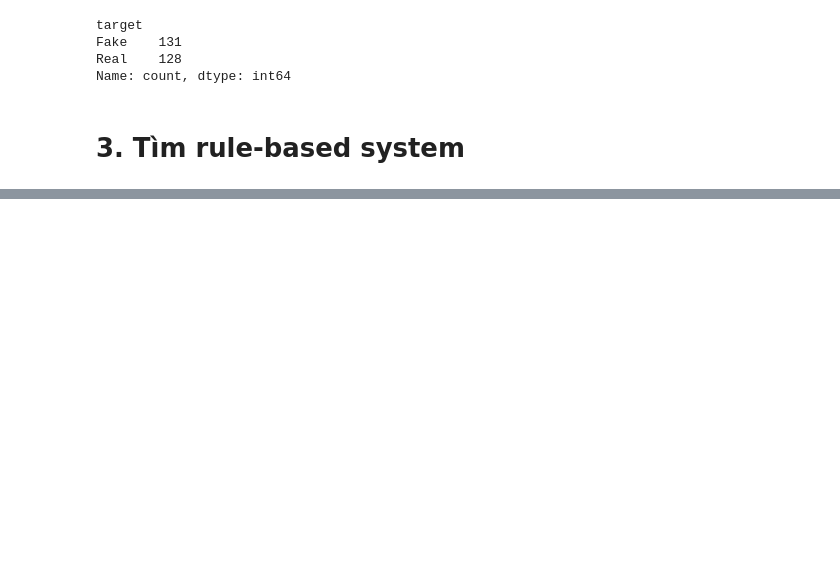
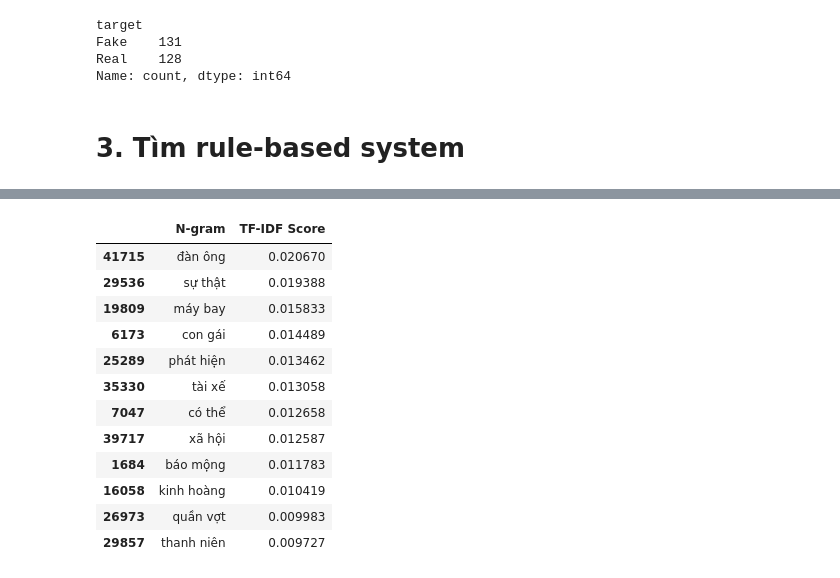
Before and after one commit to iammytran/fake-news-detector, a Jupyter notebook: truc-rule-based-sys.ipynb, the cells around one changed output, grey strips where cells are left out. Cells and saved outputs as stored; diff of their text form; code cells hidden in the pictures; blank space fills up the shorter version.

```diff
--- a/truc-rule-based-sys.ipynb
+++ b/truc-rule-based-sys.ipynb
@@ -209,0 +267,35 @@ Accuracy của Decision Tree: 88.46%
+# %%
+from sklearn.feature_extraction.text import TfidfVectorizer
+
+# Lấy dữ liệu tiêu đề
+titles = df2["title"].astype(str).tolist()
+
+# Khởi tạo TfidfVectorizer với danh sách n-grams từ file
+vectorizer = TfidfVectorizer(ngram_range=(2, 4), vocabulary=all_ngrams)
+
+# Tính toán TF-IDF
+X_tfidf = vectorizer.fit_transform(titles)
+
+# Lấy danh sách từ đặc trưng
+feature_names = vectorizer.get_feature_names_out()
+tfidf_scores = np.array(X_tfidf.mean(axis=0)).flatten()
+
+# Chuyển thành DataFrame và xếp trọng số TF-IDF giảm dần
+df2_tfidf = pd.DataFrame({'N-gram': feature_names, 'TF-IDF Score': tfidf_scores}).sort_values(by="TF-IDF Score", ascending=False)
+
+# Hiển thị danh sách n-gram và trọng số của chúng
+df2_tfidf.head(12)
+# %% [output]
+|  | N-gram | TF-IDF Score |
+| 41715 | đàn ông | 0.020670 |
+| 29536 | sự thật | 0.019388 |
+| 19809 | máy bay | 0.015833 |
+| 6173 | con gái | 0.014489 |
+| 25289 | phát hiện | 0.013462 |
+| 35330 | tài xế | 0.013058 |
+| 7047 | có thể | 0.012658 |
+| 39717 | xã hội | 0.012587 |
+| 1684 | báo mộng | 0.011783 |
+| 16058 | kinh hoàng | 0.010419 |
+| 26973 | quần vợt | 0.009983 |
+| 29857 | thanh niên | 0.009727 |
```
Also changed, not shown: parts of 26 cells of this notebook.
